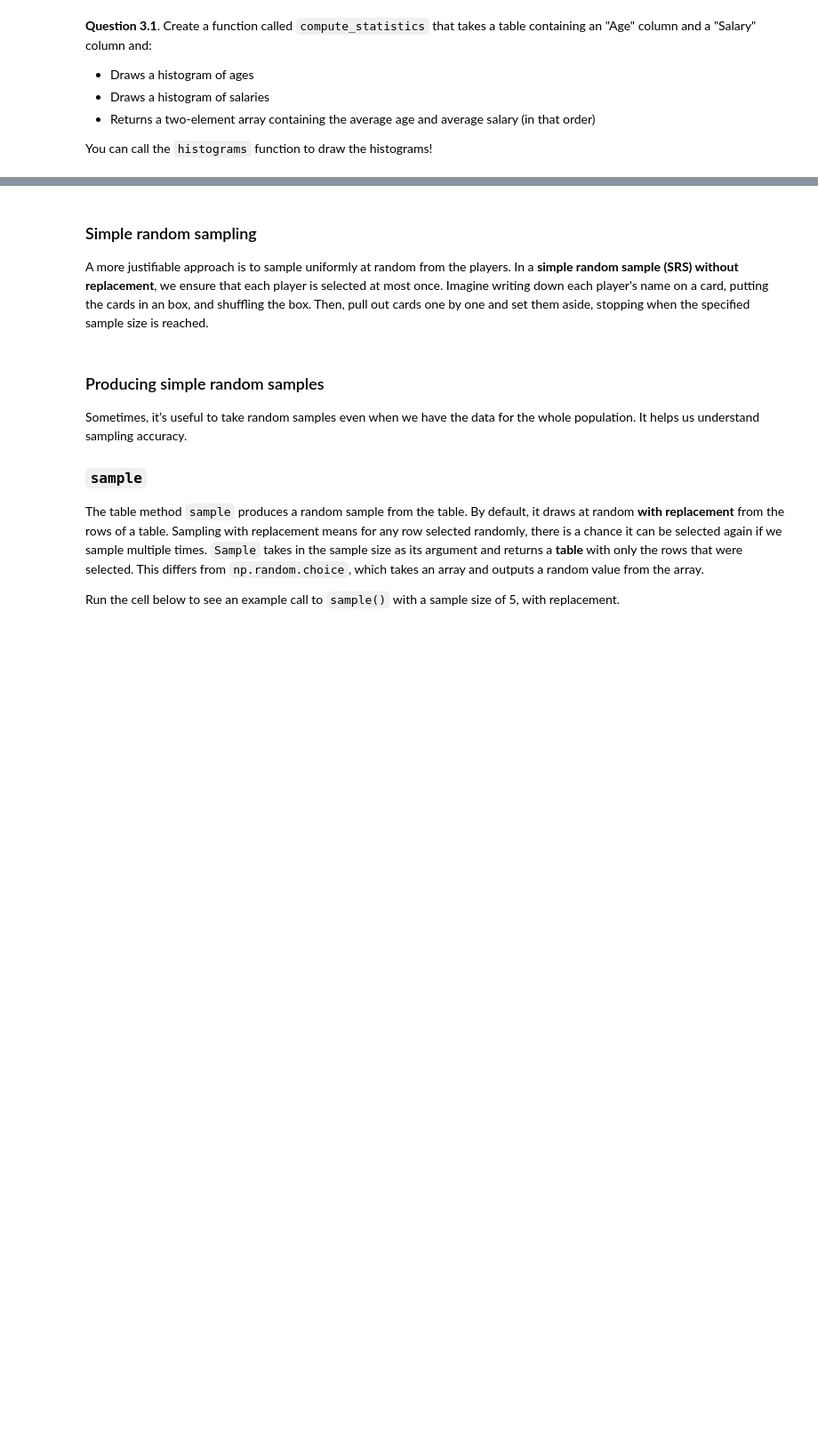
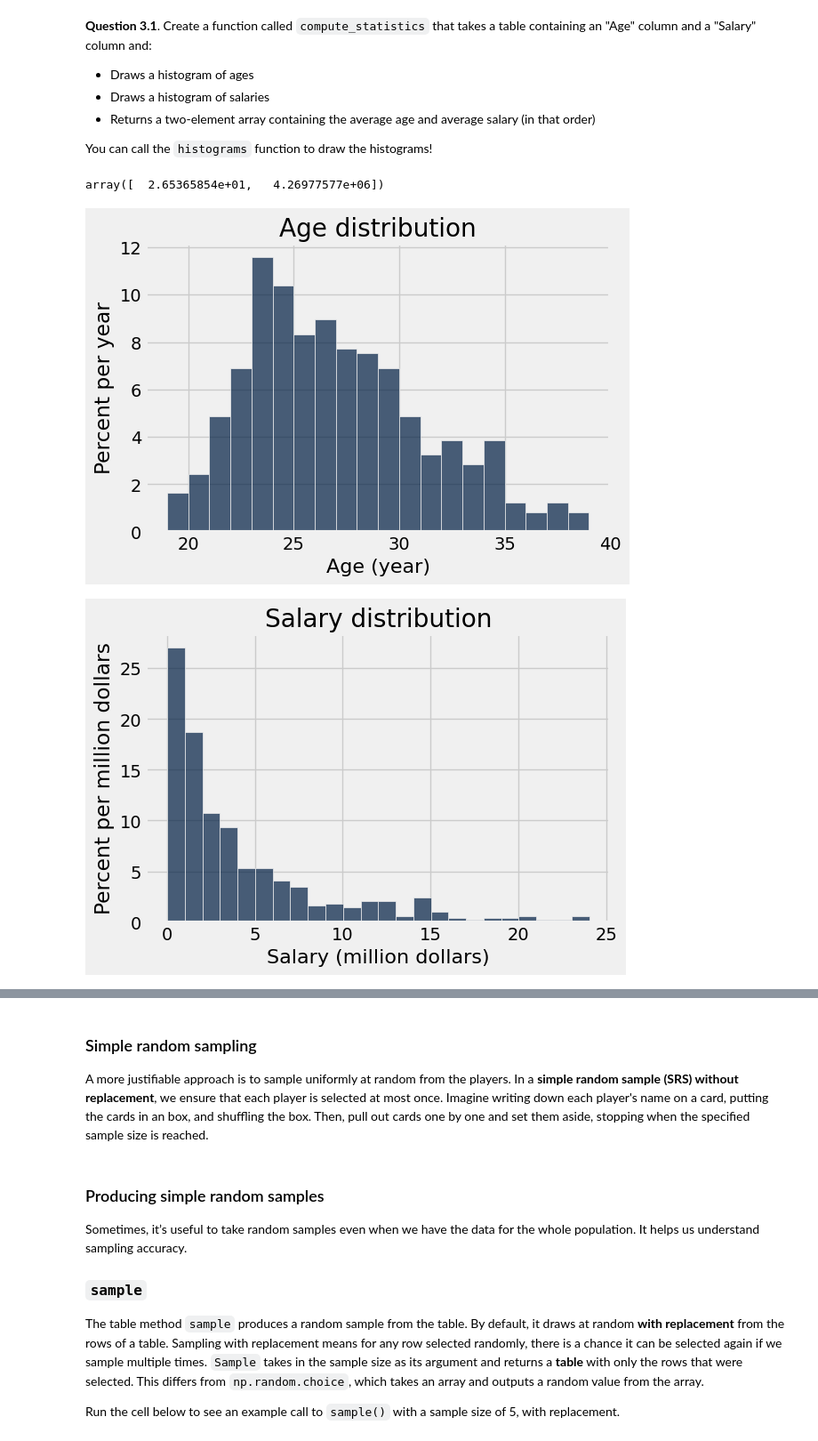
Before and after one commit to AndrewClough05/Intro-to-Data-Analytics-2.0, a Jupyter notebook: lab05/lab05.ipynb, the cells around one changed output, grey strips where cells are left out. Shown at 89% size. Drawn from its saved outputs; the diff is of its cells as text; code cells hidden in the pictures; blank space fills up the shorter version.

```diff
--- a/lab05/lab05.ipynb
+++ b/lab05/lab05.ipynb
@@ -325,15 +391,26 @@ print('Two histograms should be displayed below')
 - Returns a two-element array containing the average age and average salary (in that order)
 
 You can call the `histograms` function to draw the histograms!
-# %%
-def compute_statistics(age_and_salary_data):
-    ...
-    age = ...
-    salary = ...
-    ...
-
-
-full_stats = compute_statistics(full_data)
-full_stats
+# %%
+def compute_statistics(age_and_salary_data):
+    age = make_array(age_and_salary_data.column("Age"))
+    salary = make_array(age_and_salary_data.column("Salary"))
+    avg_age = np.average(age)
+    avg_salary = np.average(salary)
+    AS_avg = np.append(avg_age,avg_salary)
+    histograms(age_and_salary_data)
+    return AS_avg
+
+
+
+
+
+
+full_stats = compute_statistics(full_data)
+full_stats
+# %% [output]
+array([  2.65365854e+01,   4.26977577e+06])
+[figure, added]
+[figure, added]
 # %%
 grader.check("q31")
```
Also changed, not shown: parts of 29 cells of this notebook, 2 other files.
